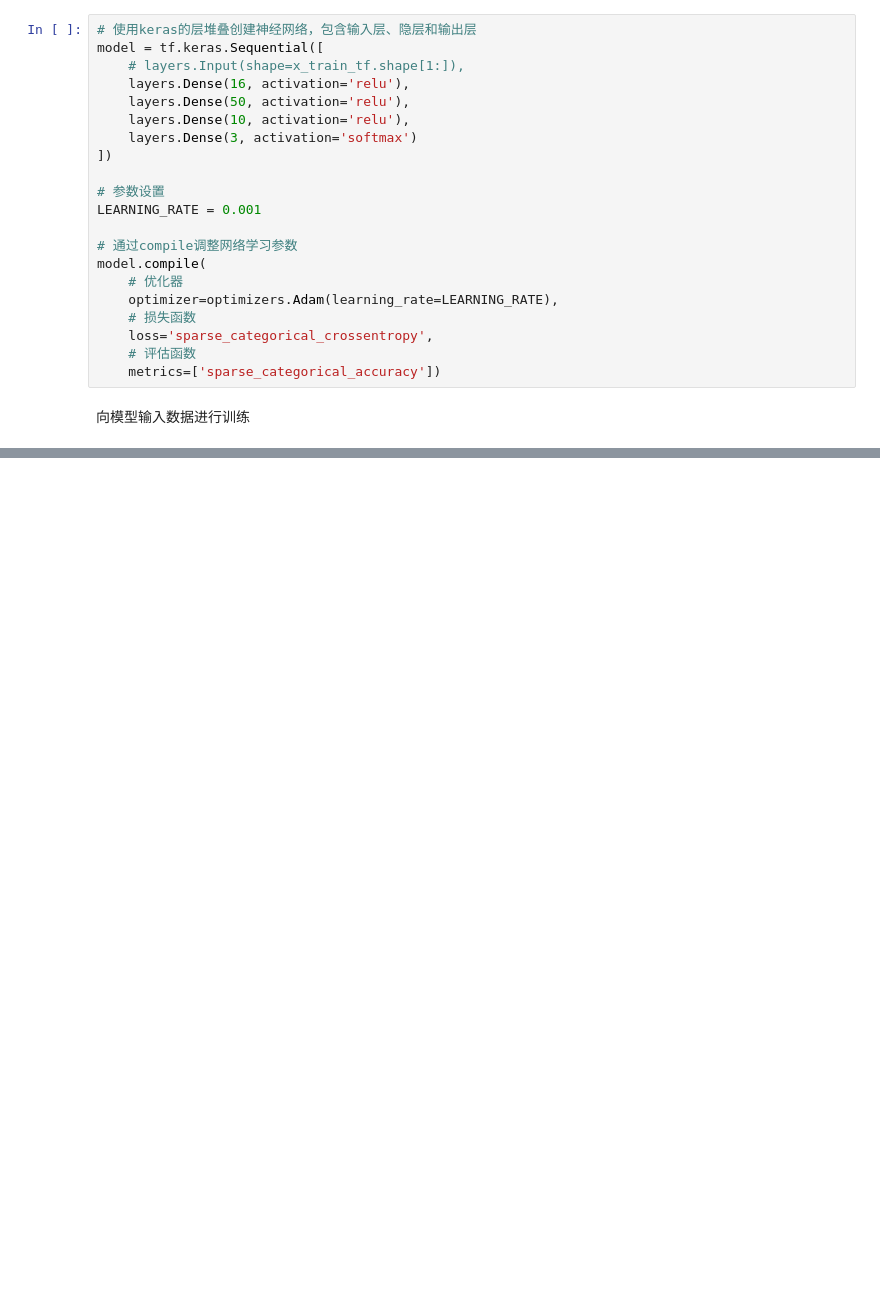
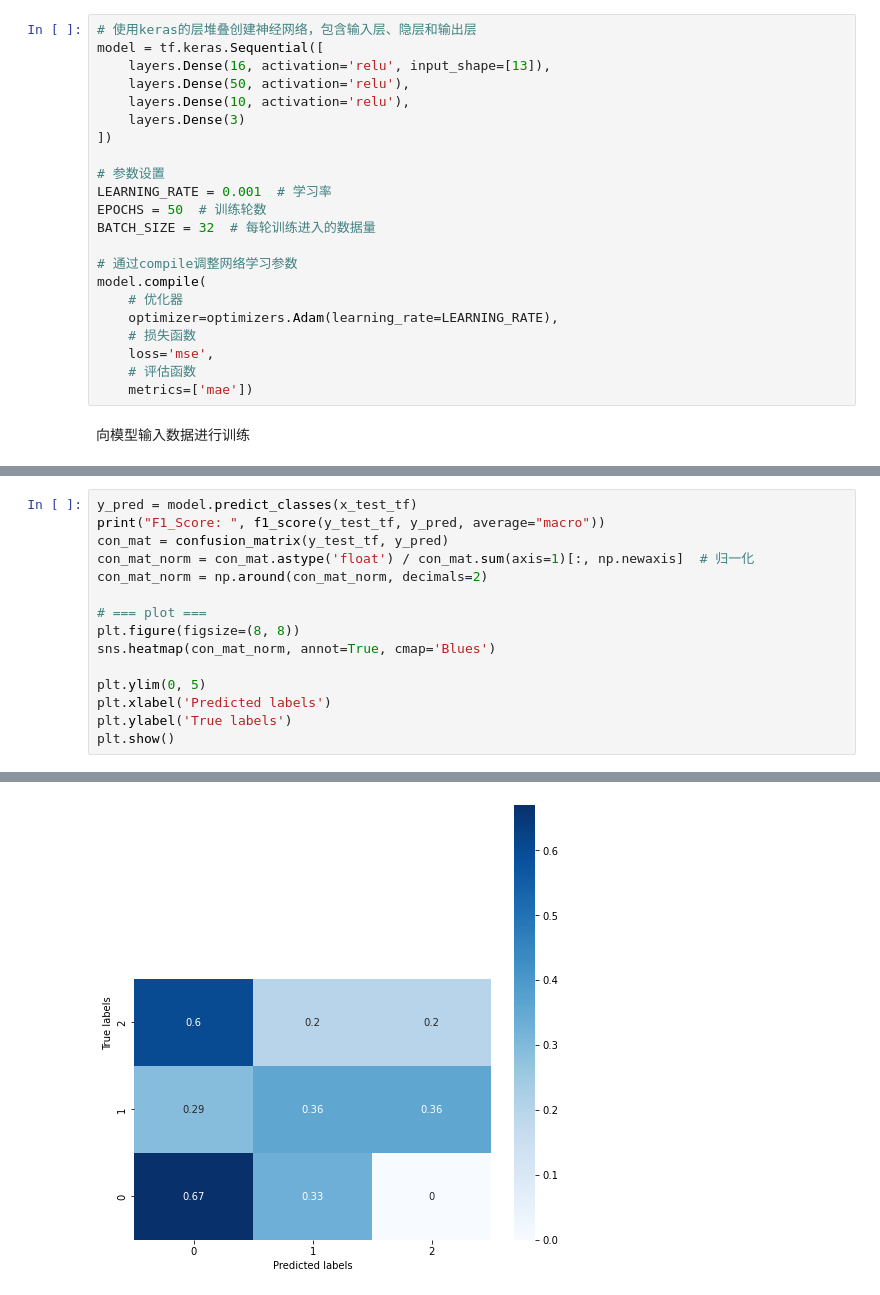
Before and after one commit to LonelyFantasy/MachineLearning, a Jupyter notebook: GUET/experiment/SY_dataset/实验2/experience_2.ipynb, the cells around one changed output, grey strips where cells are left out. Saved outputs shown, nothing was run; the diff lists cells and outputs as text; blank space fills up the shorter version.

```diff
--- a/GUET/experiment/SY_dataset/实验2/experience_2.ipynb
+++ b/GUET/experiment/SY_dataset/实验2/experience_2.ipynb
@@ -140,24 +161,25 @@ label_train_tf = LabelBinarizer().fit_transform(y_train_tf)
 # %%
 # 使用keras的层堆叠创建神经网络，包含输入层、隐层和输出层
 model = tf.keras.Sequential([
-    # layers.Input(shape=x_train_tf.shape[1:]),
-    layers.Dense(16, activation='relu'),
+    layers.Dense(16, activation='relu', input_shape=[13]),
     layers.Dense(50, activation='relu'),
     layers.Dense(10, activation='relu'),
-    layers.Dense(3, activation='softmax')
+    layers.Dense(3)
 ])
 
 # 参数设置
-LEARNING_RATE = 0.001
+LEARNING_RATE = 0.001  # 学习率
+EPOCHS = 50  # 训练轮数
+BATCH_SIZE = 32  # 每轮训练进入的数据量
 
 # 通过compile调整网络学习参数
 model.compile(
     # 优化器
     optimizer=optimizers.Adam(learning_rate=LEARNING_RATE),
     # 损失函数
-    loss='sparse_categorical_crossentropy',
+    loss='mse',
     # 评估函数
-    metrics=['sparse_categorical_accuracy'])
+    metrics=['mae'])
 # %% [markdown]
 向模型输入数据进行训练
 # %%
@@ -188,0 +258,16 @@ _________________________________________________________________
+# %%
+y_pred = model.predict_classes(x_test_tf)
+print("F1_Score: ", f1_score(y_test_tf, y_pred, average="macro"))
+con_mat = confusion_matrix(y_test_tf, y_pred)
+con_mat_norm = con_mat.astype('float') / con_mat.sum(axis=1)[:, np.newaxis]  # 归一化
+con_mat_norm = np.around(con_mat_norm, decimals=2)
+
+# === plot ===
+plt.figure(figsize=(8, 8))
+sns.heatmap(con_mat_norm, annot=True, cmap='Blues')
+
+plt.ylim(0, 5)
+plt.xlabel('Predicted labels')
+plt.ylabel('True labels')
+plt.show()
+# %% [output]
@@ -188,0 +276 @@ _________________________________________________________________
+[figure, added]
```
Also changed, not shown: parts of 14 cells of this notebook.
